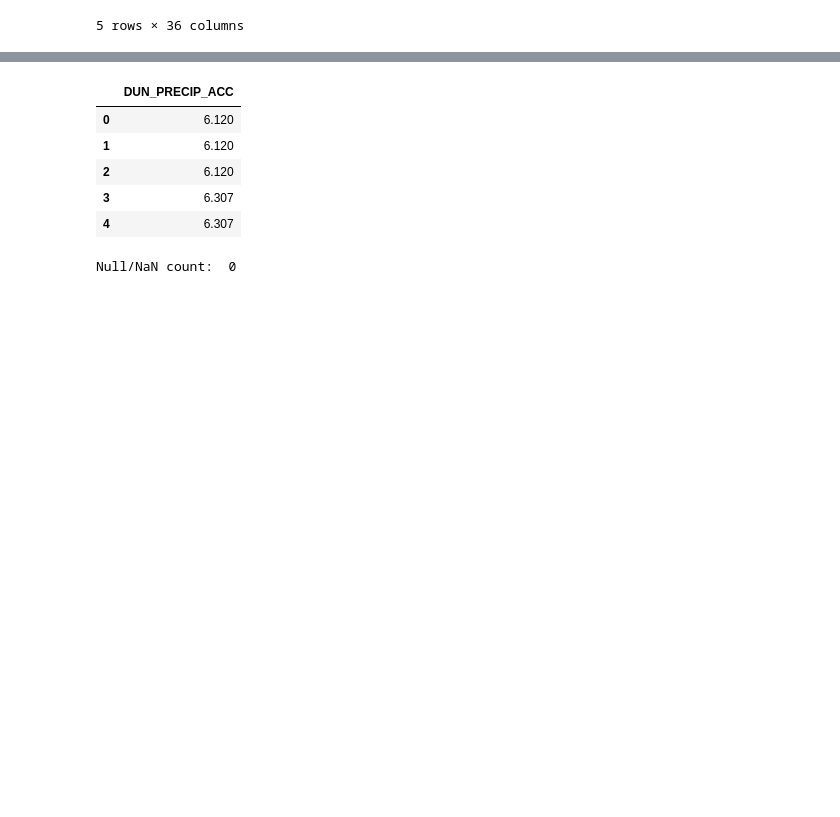
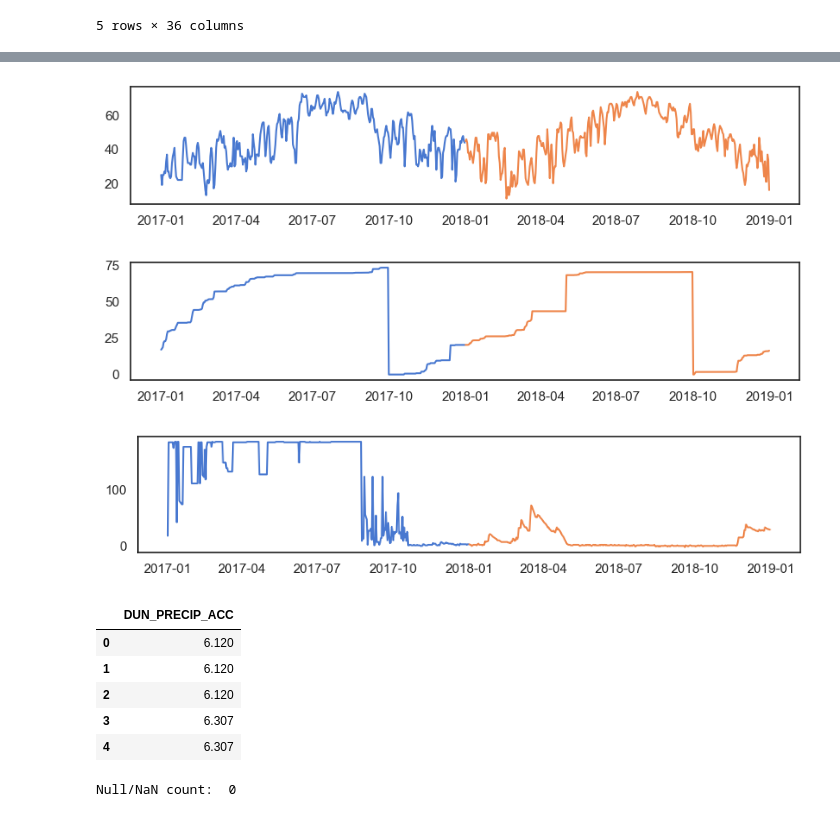
Before and after one commit to lauren-alexandra/basin-inflow-dnn, a Jupyter notebook: EDA.ipynb, the cells around one changed output, grey strips where cells are left out. Saved outputs shown, nothing was run; the diff lists cells and outputs as text; code cells hidden in the pictures; blank space fills up the shorter version.

```diff
--- a/EDA.ipynb
+++ b/EDA.ipynb
@@ -178 +132,34 @@ INFLOW_WATER_YEAR_2016_2018.head()
+# %%
+# Visualizing seasonality
+
+# Temperature
+FRN_TEMP_AVG_DATES = basin_inflow['FRN_TEMP_AVG']
+FRN_TEMP_AVG_2017 = FRN_TEMP_AVG_DATES['2017':'2018'].groupby(pd.Grouper(freq='1Y'))
+
+# Precipitation
+FRN_PRECIP_ACC_DATES = basin_inflow['FRN_PRECIP_ACC']
+FRN_PRECIP_ACC_2017 = FRN_PRECIP_ACC_DATES['2017':'2018'].groupby(pd.Grouper(freq='1Y'))
+
+# Snow depth
+FRN_SNOW_DEPTH_DATES = basin_inflow['FRN_SNOW_DEPTH']
+FRN_SNOW_DEPTH_2017 = FRN_SNOW_DEPTH_DATES['2017':'2018'].groupby(pd.Grouper(freq='1Y'))
+
+def plot_group(groups):
+    i = 1
+    plt.figure(figsize=(10, 6))
+
+    for name, group in groups:
+        plt.subplot((n_groups*100) + 10 + 1)
+        i += 1
+        plt.plot(group)
+    plt.show()
+
+
+plot_group(FRN_TEMP_AVG_2017)
+plot_group(FRN_PRECIP_ACC_2017)
+plot_group(FRN_SNOW_DEPTH_2017)
+# %% [output]
+[figure, added]
+[figure, added]
+[figure, added]
 # %%
```
Also changed, not shown: parts of 25 cells of this notebook.
